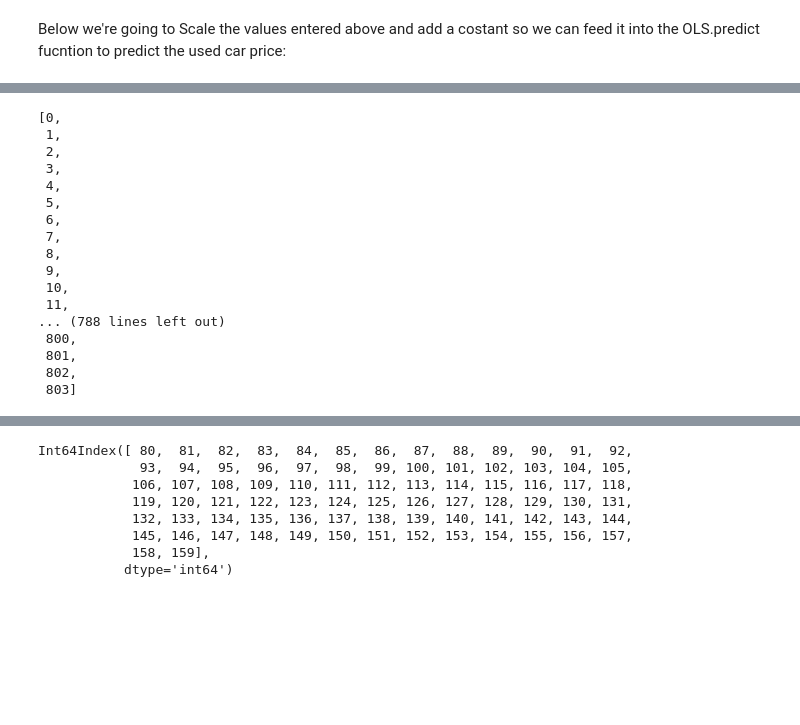
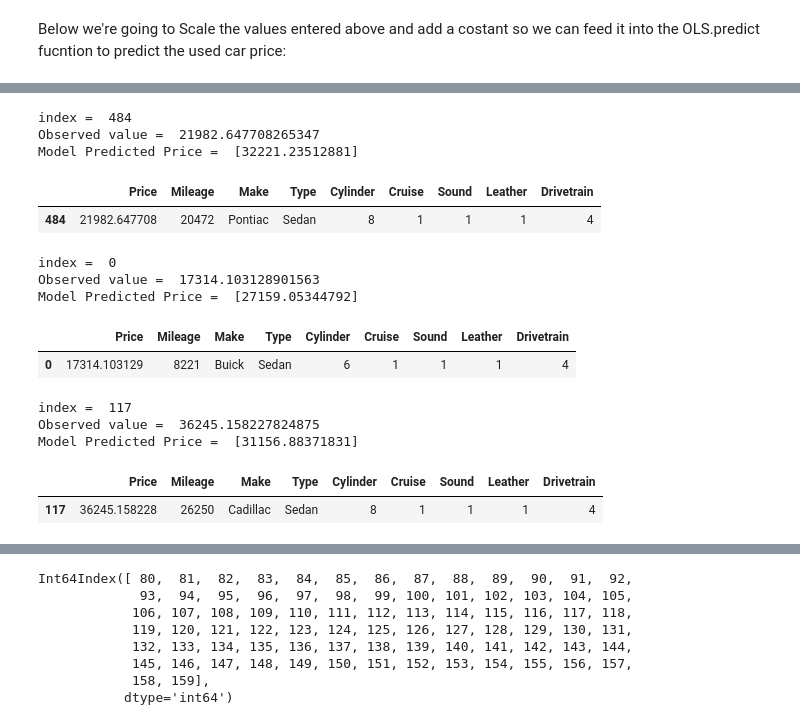
Before and after one commit to Ozxahmed/ML_DS_DL_Udemy_Course, a Jupyter notebook: s3_2_clean_project.ipynb, the cells around one changed output, grey strips where cells are left out. Cells and saved outputs as stored; diff of their text form; code cells hidden in the pictures; blank space fills up the shorter version.

```diff
--- a/s3_2_clean_project.ipynb
+++ b/s3_2_clean_project.ipynb
@@ -822,21 +772,33 @@ Name: 0, dtype: object
-# %%
-for index in cars.index.to_list():
-    cars.iloc[index]
-# %% [output]
-[0,
- 1,
- 2,
- 3,
- 4,
- 5,
- 6,
- 7,
- 8,
- 9,
- 10,
- 11,
-... (788 lines left out)
- 800,
- 801,
- 802,
- 803]
+# %%
+car_price_prediction = lr_OLS.predict(scaledPrediction)
+
+print('index = ', i, '\nObserved value = ', cars.iloc[i][0], '\nModel Predicted Price = ', car_price_prediction)
+cars.iloc[[i]]
+# %% [output]
+index =  484
+Observed value =  21982.647708265347
+Model Predicted Price =  [32221.23512881]
+|  | Price | Mileage | Make | Type | Cylinder | Cruise | Sound | Leather | Drivetrain |
+| 484 | 21982.647708 | 20472 | Pontiac | Sedan | 8 | 1 | 1 | 1 | 4 |
+# %%
+car_price_prediction = lr_OLS.predict(scaledPrediction)
+
+print('index = ', i, '\nObserved value = ', cars.iloc[i][0], '\nModel Predicted Price = ', car_price_prediction)
+cars.iloc[[i]]
+# %% [output]
+index =  0
+Observed value =  17314.103128901563
+Model Predicted Price =  [27159.05344792]
+|  | Price | Mileage | Make | Type | Cylinder | Cruise | Sound | Leather | Drivetrain |
+| 0 | 17314.103129 | 8221 | Buick | Sedan | 6 | 1 | 1 | 1 | 4 |
+# %%
+car_price_prediction = lr_OLS.predict(scaledPrediction)
+
+print('index = ', i, '\nObserved value = ', cars.iloc[i][0], '\nModel Predicted Price = ', car_price_prediction)
+cars.iloc[[i]]
+# %% [output]
+index =  117
+Observed value =  36245.158227824875
+Model Predicted Price =  [31156.88371831]
+|  | Price | Mileage | Make | Type | Cylinder | Cruise | Sound | Leather | Drivetrain |
+| 117 | 36245.158228 | 26250 | Cadillac | Sedan | 8 | 1 | 1 | 1 | 4 |
```
Also changed, not shown: parts of 17 cells of this notebook.
